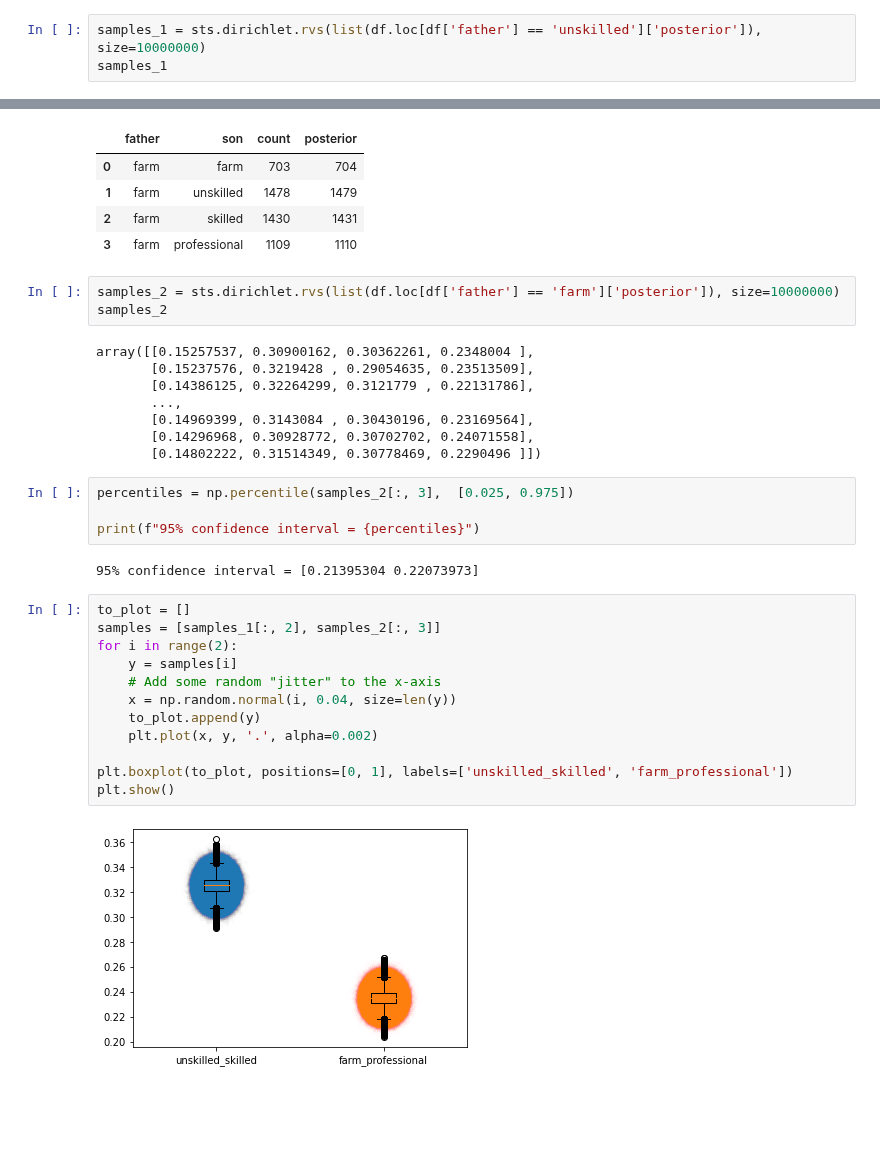
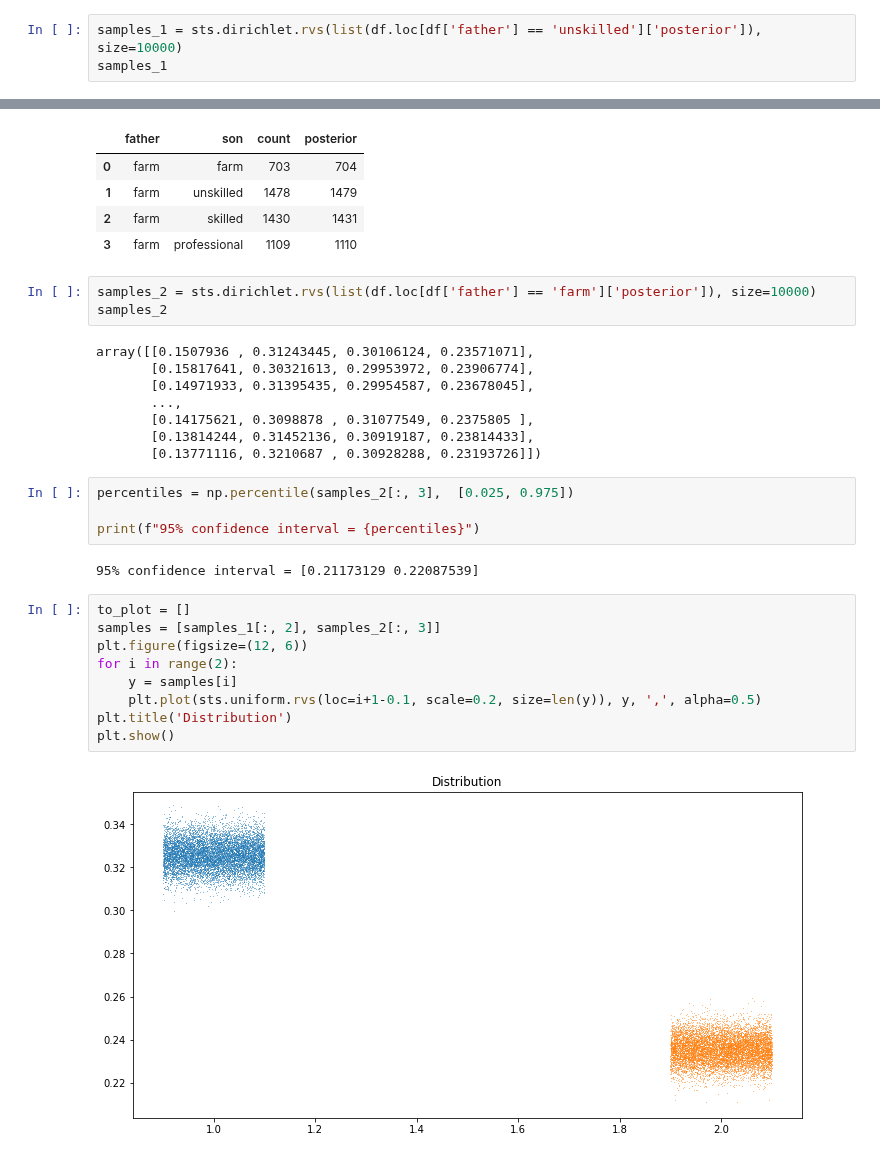
Before and after one commit to Inventrohyder/cs146, a Jupyter notebook: 6.2/notebook.ipynb, the cells around one changed output, grey strips where cells are left out. Drawn from its saved outputs; the diff is of its cells as text; blank space fills up the shorter version.

Commit message:
💄 style: use a better styled plot

```diff
--- a/6.2/notebook.ipynb
+++ b/6.2/notebook.ipynb
@@ -63,6 +63,6 @@ df.loc[df['father'] == 'unskilled']
 # %% [markdown]
 The `unskilled_skilled` category with index 6 at position 2 represents the situation whereby the father was unskilled and their son was skilled. To calculate the 95% probability of this situaion we use `numpy`.
 # %%
-samples_1 = sts.dirichlet.rvs(list(df.loc[df['father'] == 'unskilled']['posterior']), size=10000000)
+samples_1 = sts.dirichlet.rvs(list(df.loc[df['father'] == 'unskilled']['posterior']), size=10000)
 samples_1
 # %% [output]
@@ -92,33 +92,30 @@ df.loc[df['father'] == 'farm']
 | 2 | farm | skilled | 1430 | 1431 |
 | 3 | farm | professional | 1109 | 1110 |
 # %%
-samples_2 = sts.dirichlet.rvs(list(df.loc[df['father'] == 'farm']['posterior']), size=10000000)
+samples_2 = sts.dirichlet.rvs(list(df.loc[df['father'] == 'farm']['posterior']), size=10000)
 samples_2
 # %% [output]
-array([[0.15257537, 0.30900162, 0.30362261, 0.2348004 ],
-       [0.15237576, 0.3219428 , 0.29054635, 0.23513509],
-       [0.14386125, 0.32264299, 0.3121779 , 0.22131786],
+array([[0.1507936 , 0.31243445, 0.30106124, 0.23571071],
+       [0.15817641, 0.30321613, 0.29953972, 0.23906774],
+       [0.14971933, 0.31395435, 0.29954587, 0.23678045],
        ...,
-       [0.14969399, 0.3143084 , 0.30430196, 0.23169564],
-       [0.14296968, 0.30928772, 0.30702702, 0.24071558],
-       [0.14802222, 0.31514349, 0.30778469, 0.2290496 ]])
+       [0.14175621, 0.3098878 , 0.31077549, 0.2375805 ],
+       [0.13814244, 0.31452136, 0.30919187, 0.23814433],
+       [0.13771116, 0.3210687 , 0.30928288, 0.23193726]])
 # %%
 percentiles = np.percentile(samples_2[:, 3],  [0.025, 0.975])
 
 print(f"95% confidence interval = {percentiles}")
 # %% [output]
-95% confidence interval = [0.21395304 0.22073973]
+95% confidence interval = [0.21173129 0.22087539]
 # %%
 to_plot = []
 samples = [samples_1[:, 2], samples_2[:, 3]]
+plt.figure(figsize=(12, 6))
 for i in range(2):
     y = samples[i]
-    # Add some random "jitter" to the x-axis
-    x = np.random.normal(i, 0.04, size=len(y))
-    to_plot.append(y)
-    plt.plot(x, y, '.', alpha=0.002)
-
-plt.boxplot(to_plot, positions=[0, 1], labels=['unskilled_skilled', 'farm_professional'])
+    plt.plot(sts.uniform.rvs(loc=i+1-0.1, scale=0.2, size=len(y)), y, ',', alpha=0.5)
+plt.title('Distribution')
 plt.show()
 # %% [output]
-[figure, old version]
+[figure, new version]
```
Also changed, not shown: parts of 2 cells of this notebook.
